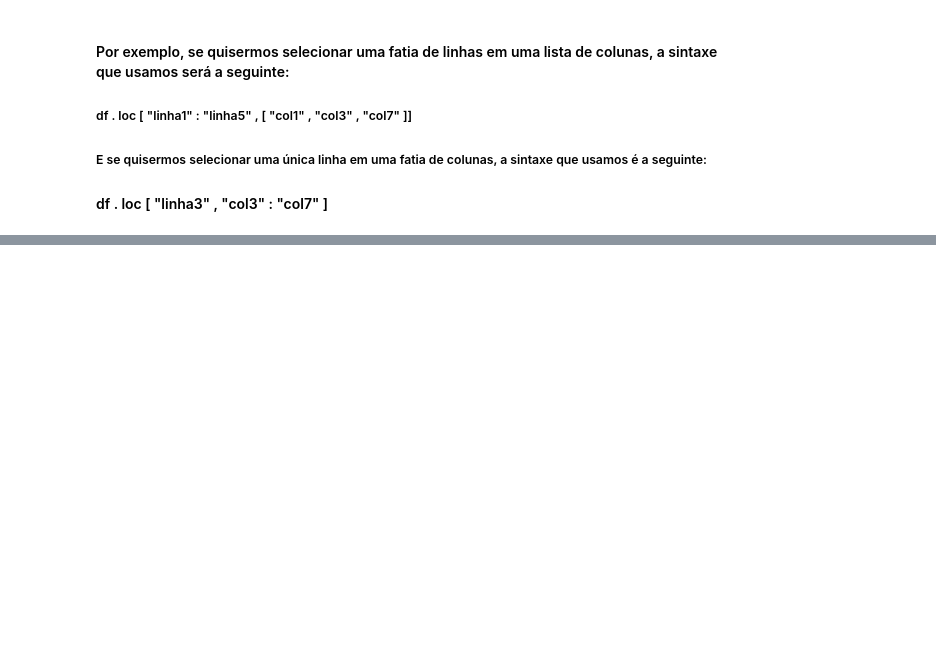
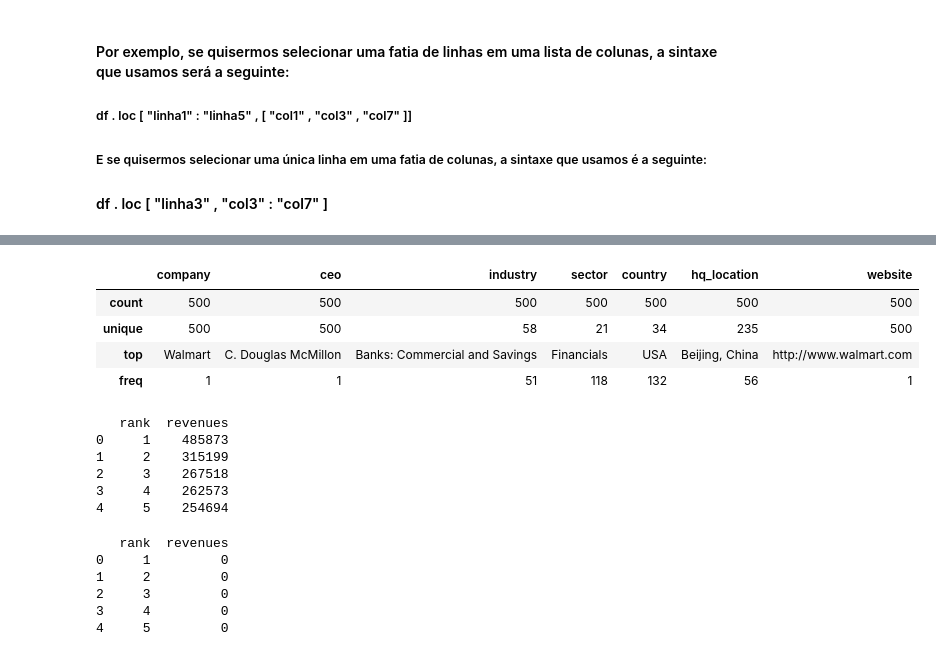
Before and after one commit to Lucas-Abrantes/Python, a Jupyter notebook: pandas/introducao.ipynb, the cells around one changed output, grey strips where cells are left out. Drawn from its saved outputs; the diff is of its cells as text; code cells hidden in the pictures; blank space fills up the shorter version.

```diff
--- a/pandas/introducao.ipynb
+++ b/pandas/introducao.ipynb
@@ -338,0 +490,35 @@ Name: country, dtype: int64
+# %%
+# para obter descrição para valores não númericos, utiliza-se include=['O']
+
+descricao_data = data.describe(include=['O'])
+descricao_data
+
+
+# Series.describe()método retorna um objeto de série,
+# DataFrame.describe()método retorna um objeto de dataframe
+# %% [output]
+|  | company | ceo | industry | sector | country | hq_location | website |
+| count | 500 | 500 | 500 | 500 | 500 | 500 | 500 |
+| unique | 500 | 500 | 58 | 21 | 34 | 235 | 500 |
+| top | Walmart | C. Douglas McMillon | Banks: Commercial and Savings | Financials | USA | Beijing, China | http://www.walmart.com |
+| freq | 1 | 1 | 51 | 118 | 132 | 56 | 1 |
+# %%
+top5_rank_revenue = data[["rank", "revenues"]].head()
+print(top5_rank_revenue)
+# %% [output]
+   rank  revenues
+0     1    485873
+1     2    315199
+2     3    267518
+3     4    262573
+4     5    254694
+# %%
+top5_rank_revenue["revenues"] = 0
+print(top5_rank_revenue)
+# %% [output]
+   rank  revenues
+0     1         0
+1     2         0
+2     3         0
+3     4         0
+4     5         0
```
Also changed, not shown: parts of 31 cells of this notebook, 16 other files.
